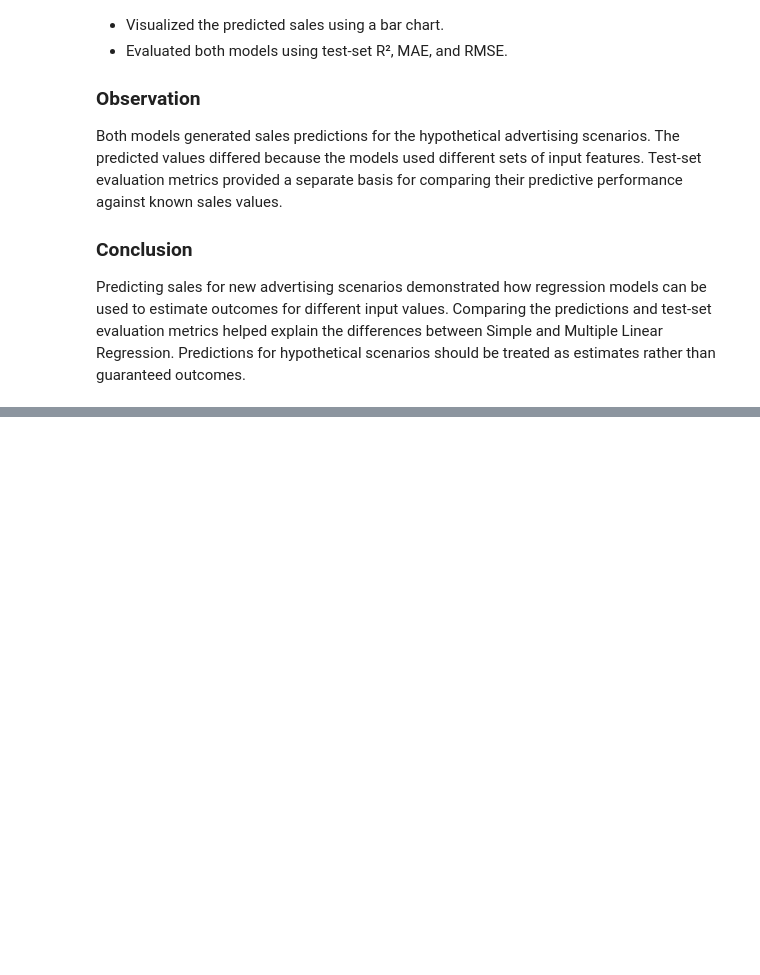
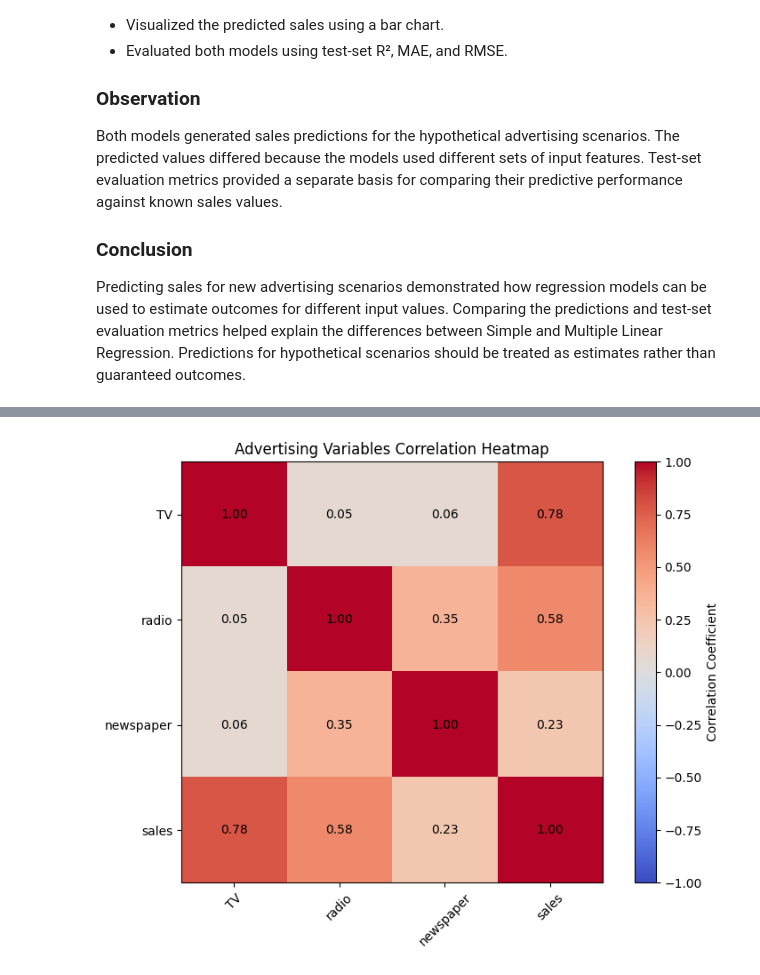
Before and after one commit to shreeshreeya69-crypto/simple-linear-regression-ybi, a Jupyter notebook: Simple_Linear_Regression_YBI.ipynb, the cells around one changed output, grey strips where cells are left out. Saved outputs shown, nothing was run; the diff lists cells and outputs as text; code cells hidden in the pictures; blank space fills up the shorter version.

Commit message:
Day 30 - Advertising Impact Analysis and Business Insights

```diff
--- a/Simple_Linear_Regression_YBI.ipynb
+++ b/Simple_Linear_Regression_YBI.ipynb
@@ -4046,0 +4076,12 @@ Predicting sales for new advertising scenarios demonstrated how regression model
+# %%
+correlation = df.corr(numeric_only=True)
+
+print("Correlation Matrix:")
+display(correlation.round(3))
+
+print("\nCorrelation of Advertising Channels with Sales:")
+
+sales_correlation = correlation['sales'].drop('sales')
+sales_correlation = sales_correlation.sort_values(ascending=False)
+
+display(sales_correlation.to_frame(name='Correlation with Sales').round(3))
@@ -4046,0 +4100,32 @@ Predicting sales for new advertising scenarios demonstrated how regression model
+# %%
+plt.figure(figsize=(8, 6))
+
+plt.imshow(correlation, cmap='coolwarm', vmin=-1, vmax=1)
+
+plt.colorbar(label='Correlation Coefficient')
+
+plt.xticks(
+    range(len(correlation.columns)),
+    correlation.columns,
+    rotation=45
+)
+
+plt.yticks(
+    range(len(correlation.columns)),
+    correlation.columns
+)
+
+for i in range(len(correlation.columns)):
+    for j in range(len(correlation.columns)):
+        plt.text(
+            j, i,
+            f"{correlation.iloc[i, j]:.2f}",
+            ha='center',
+            va='center'
+        )
+
+plt.title("Advertising Variables Correlation Heatmap")
+plt.tight_layout()
+plt.show()
+# %% [output]
+[figure, added]
```
Also changed, not shown: parts of 9 cells of this notebook.
